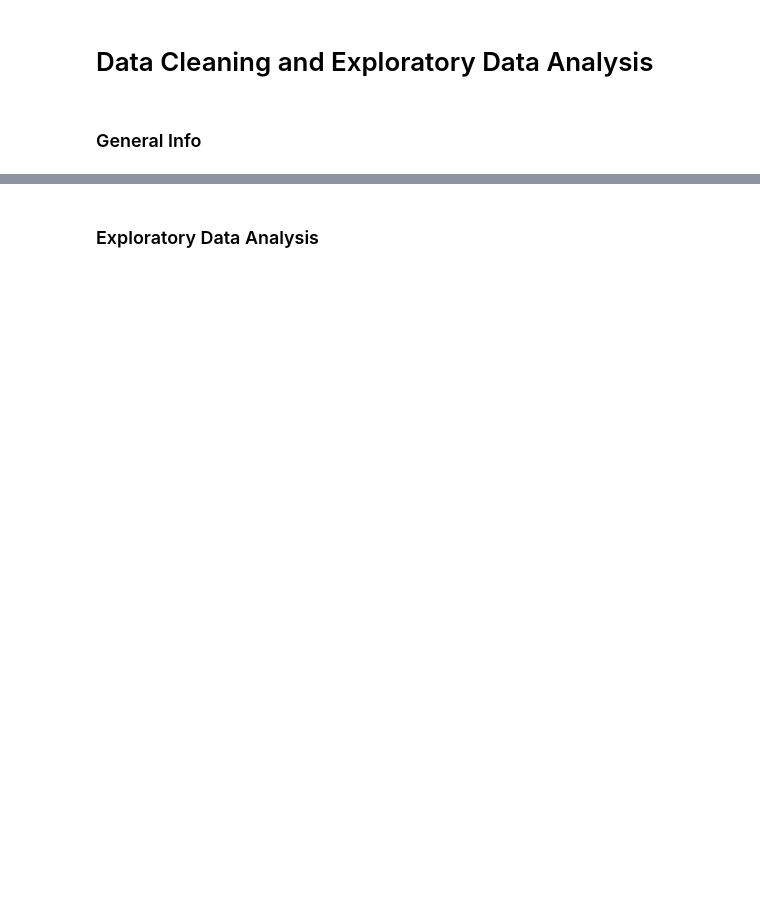
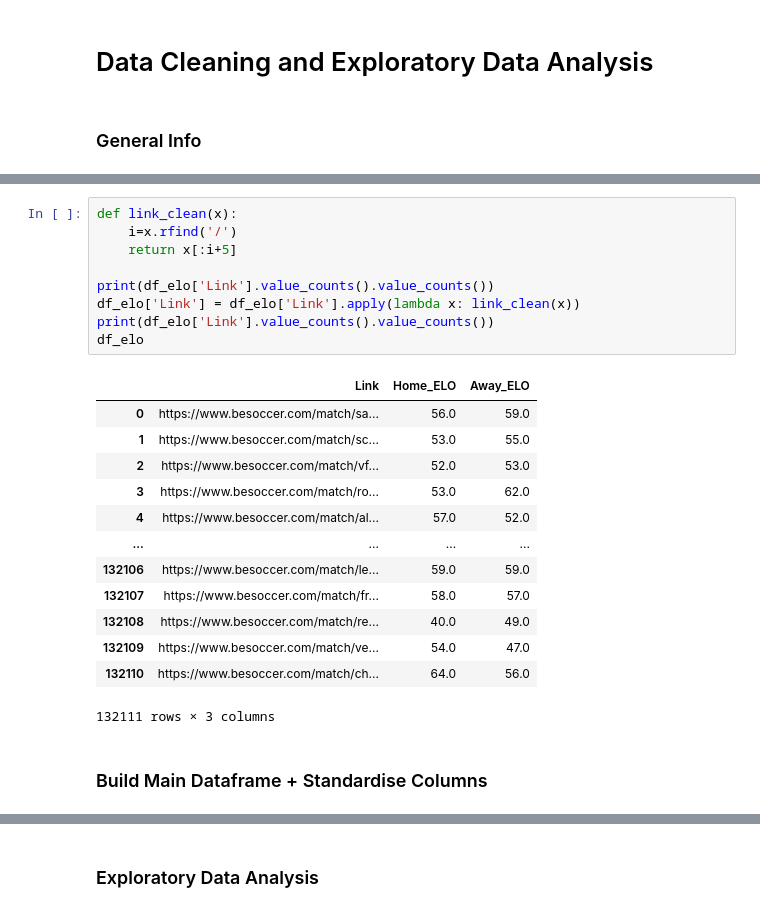
Before and after one commit to Gagan-Sehmbi/Football-Match-Outcome-Prediction, a Jupyter notebook: main.ipynb, the cells around one changed output, grey strips where cells are left out. Saved outputs shown, nothing was run; the diff lists cells and outputs as text; blank space fills up the shorter version.

```diff
--- a/main.ipynb
+++ b/main.ipynb
@@ -17,0 +102,25 @@ df_elo = pd.DataFrame.from_dict(elo_dict, orient='index')
+# %%
+def link_clean(x):
+    i=x.rfind('/')
+    return x[:i+5]
+
+print(df_elo['Link'].value_counts().value_counts())
+df_elo['Link'] = df_elo['Link'].apply(lambda x: link_clean(x))
+print(df_elo['Link'].value_counts().value_counts())
+df_elo
+# %% [output]
+|  | Link | Home_ELO | Away_ELO |
+| 0 | https://www.besoccer.com/match/sa... | 56.0 | 59.0 |
+| 1 | https://www.besoccer.com/match/sc... | 53.0 | 55.0 |
+| 2 | https://www.besoccer.com/match/vf... | 52.0 | 53.0 |
+| 3 | https://www.besoccer.com/match/ro... | 53.0 | 62.0 |
+| 4 | https://www.besoccer.com/match/al... | 57.0 | 52.0 |
+| ... | ... | ... | ... |
+| 132106 | https://www.besoccer.com/match/le... | 59.0 | 59.0 |
+| 132107 | https://www.besoccer.com/match/fr... | 58.0 | 57.0 |
+| 132108 | https://www.besoccer.com/match/re... | 40.0 | 49.0 |
+| 132109 | https://www.besoccer.com/match/ve... | 54.0 | 47.0 |
+| 132110 | https://www.besoccer.com/match/ch... | 64.0 | 56.0 |
+132111 rows × 3 columns
+# %% [markdown]
+### Build Main Dataframe + Standardise Columns
```
Also changed, not shown: parts of 39 cells of this notebook.
